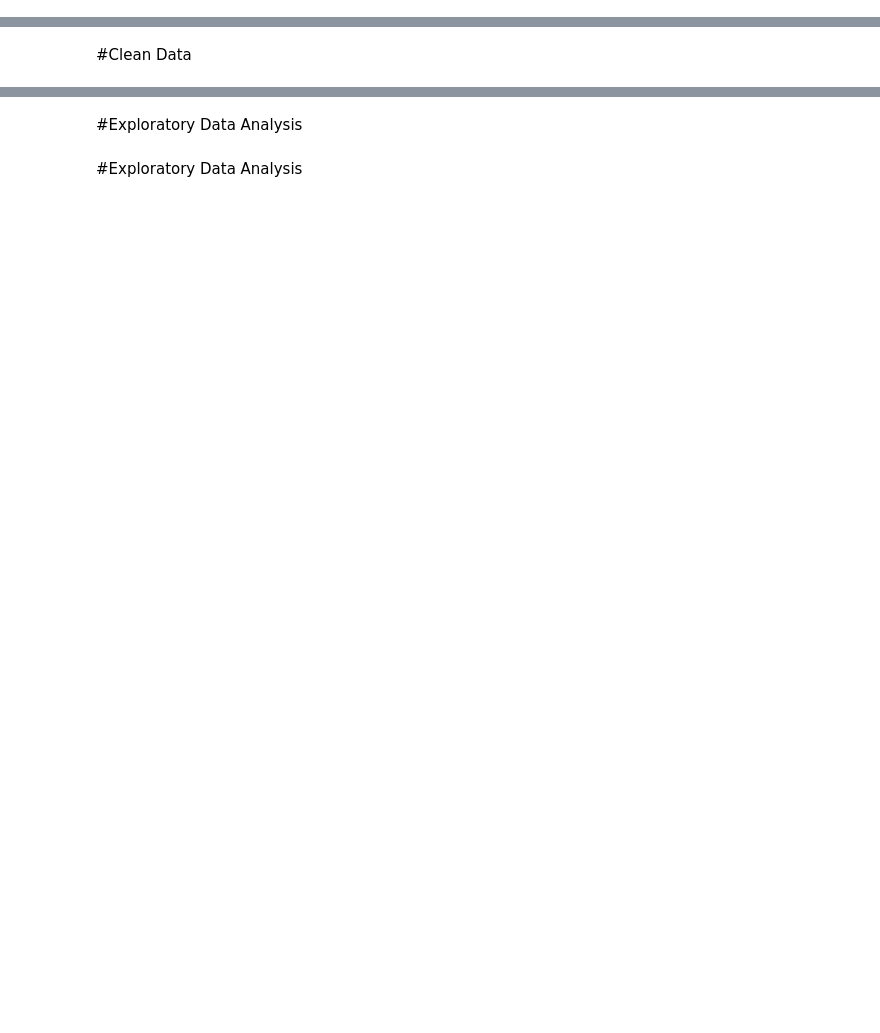
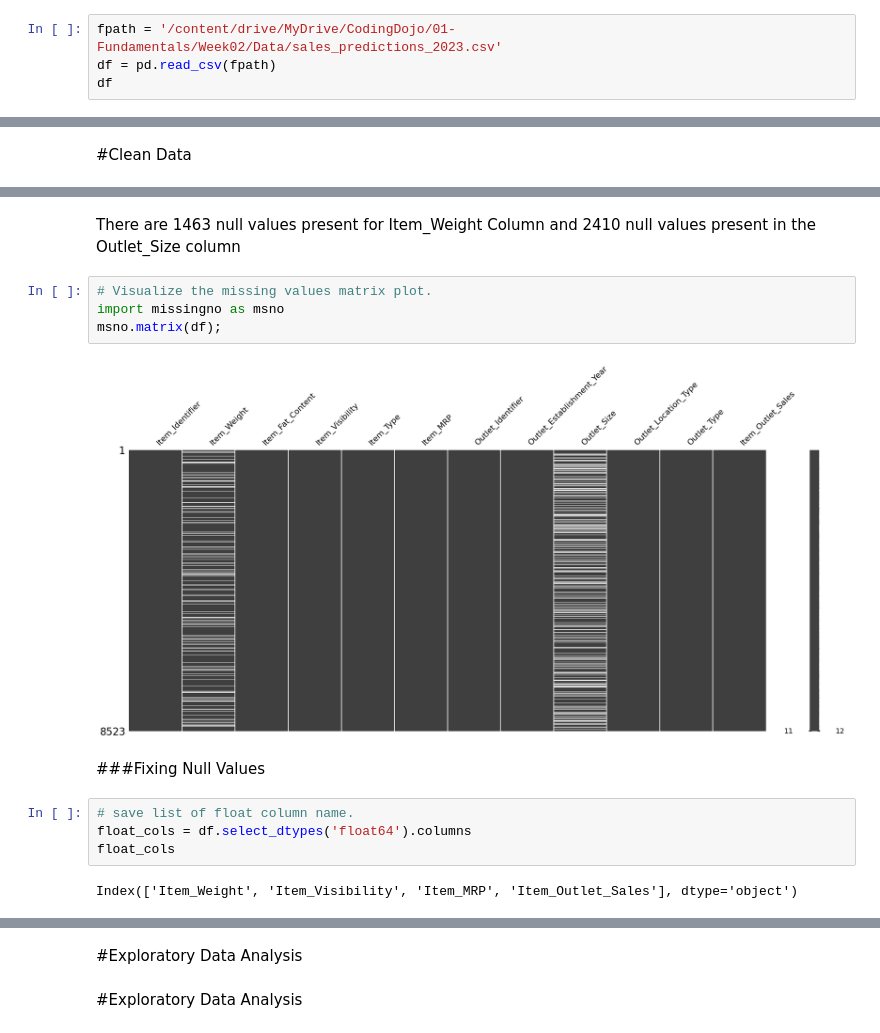
Before and after one commit to AshikSathiya/Prediction-of-Product-Sales, a Jupyter notebook: Prediction_of_Product_Sales.ipynb, the cells around one changed output, grey strips where cells are left out. Drawn from its saved outputs; the diff is of its cells as text; blank space fills up the shorter version.

```diff
--- a/Prediction_of_Product_Sales.ipynb
+++ b/Prediction_of_Product_Sales.ipynb
@@ -7,0 +19,4 @@
+# %%
+fpath = '/content/drive/MyDrive/CodingDojo/01-Fundamentals/Week02/Data/sales_predictions_2023.csv'
+df = pd.read_csv(fpath)
+df
@@ -9,0 +181,16 @@
+# %% [markdown]
+There are 1463 null values present for Item_Weight Column and 2410 null values present in the Outlet_Size column
+# %%
+# Visualize the missing values matrix plot.
+import missingno as msno
+msno.matrix(df);
+# %% [output]
+[figure, added]
+# %% [markdown]
+###Fixing Null Values
+# %%
+# save list of float column name.
+float_cols = df.select_dtypes('float64').columns
+float_cols
+# %% [output]
+Index(['Item_Weight', 'Item_Visibility', 'Item_MRP', 'Item_Outlet_Sales'], dtype='object')
```
Also changed, not shown: parts of 30 cells of this notebook.
